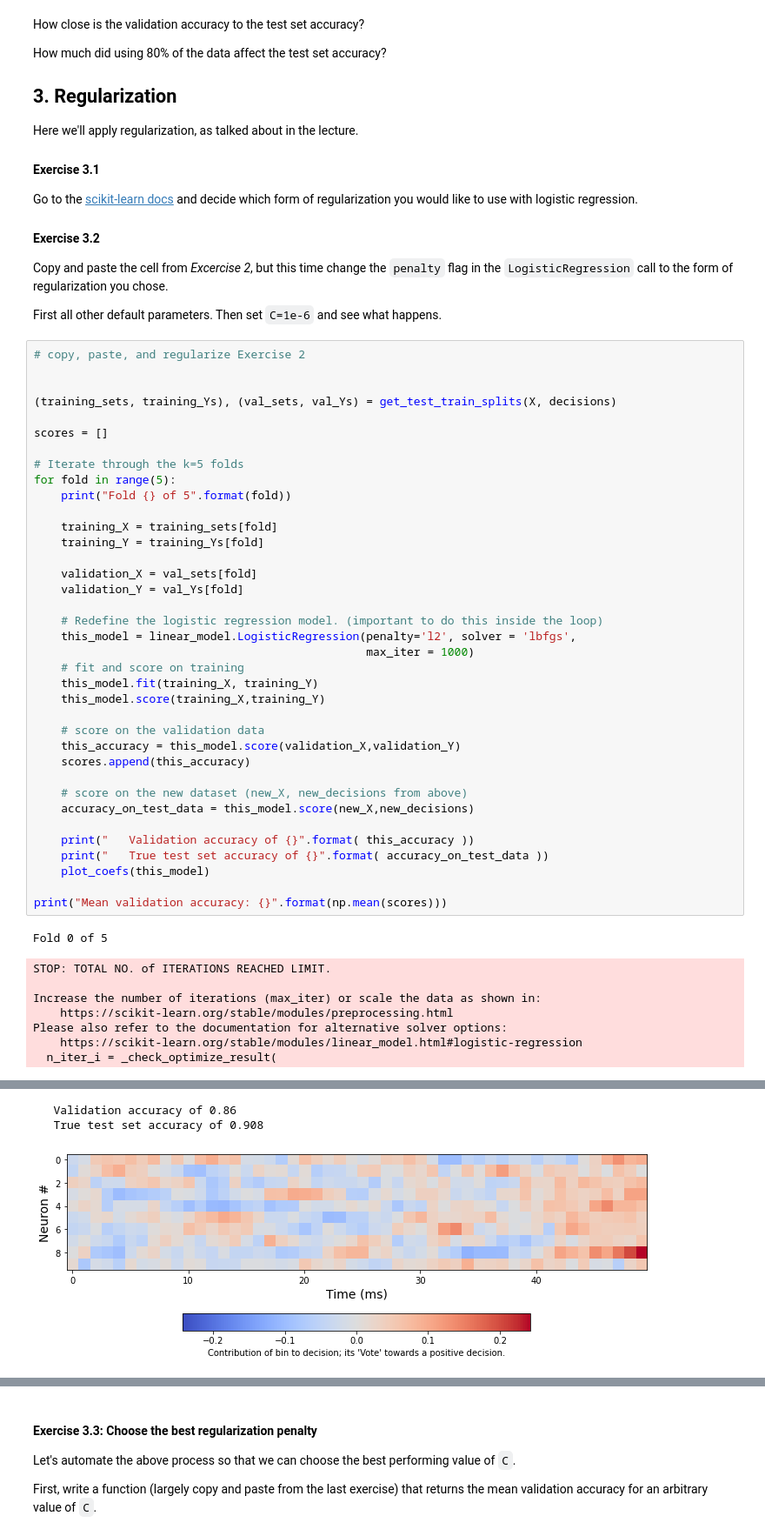
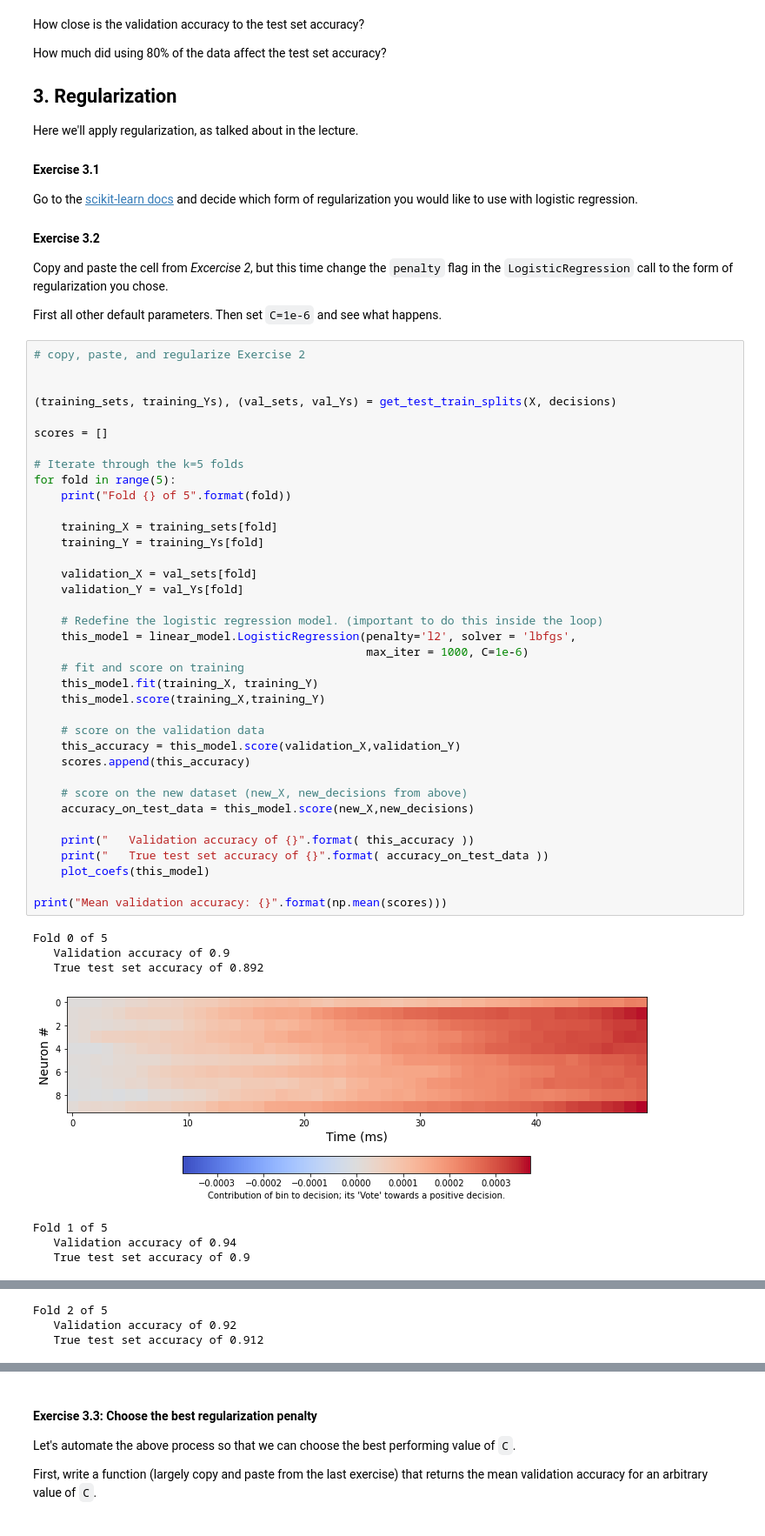
Before and after one commit to donw7/neural_activity_models_DNNs, a Jupyter notebook: central_concepts_in_ML_for_decoding.ipynb, the cells around one changed output, grey strips where cells are left out. Shown at 87% size. Drawn from its saved outputs; the diff is of its cells as text.

```diff
--- a/central_concepts_in_ML_for_decoding.ipynb
+++ b/central_concepts_in_ML_for_decoding.ipynb
@@ -334,38 +349,37 @@ scores = []
 # Iterate through the k=5 folds
 for fold in range(5):
     print("Fold {} of 5".format(fold))
 
     training_X = training_sets[fold]
     training_Y = training_Ys[fold]
 
     validation_X = val_sets[fold]
     validation_Y = val_Ys[fold]
 
     # Redefine the logistic regression model. (important to do this inside the loop)
     this_model = linear_model.LogisticRegression(penalty='l2', solver = 'lbfgs',
-                                                 max_iter = 1000)
+                                                 max_iter = 1000, C=1e-6)
     # fit and score on training
     this_model.fit(training_X, training_Y)
     this_model.score(training_X,training_Y)
 
     # score on the validation data
     this_accuracy = this_model.score(validation_X,validation_Y)
     scores.append(this_accuracy)
 
     # score on the new dataset (new_X, new_decisions from above)
     accuracy_on_test_data = this_model.score(new_X,new_decisions)
 
     print("   Validation accuracy of {}".format( this_accuracy ))
     print("   True test set accuracy of {}".format( accuracy_on_test_data ))
     plot_coefs(this_model)
 
 print("Mean validation accuracy: {}".format(np.mean(scores)))
 # %% [output]
 Fold 0 of 5
+   Validation accuracy of 0.9
+   True test set accuracy of 0.892
+[figure, new version]
-STOP: TOTAL NO. of ITERATIONS REACHED LIMIT.
-
-Increase the number of iterations (max_iter) or scale the data as shown in:
-    https://scikit-learn.org/stable/modules/preprocessing.html
-Please also refer to the documentation for alternative solver options:
-    https://scikit-learn.org/stable/modules/linear_model.html#logistic-regression
-  n_iter_i = _check_optimize_result(
+Fold 1 of 5
+   Validation accuracy of 0.94
+   True test set accuracy of 0.9
@@ -372,3 +387,3 @@ Please also refer to the documentation for alternative solver options:
-   Validation accuracy of 0.86
-   True test set accuracy of 0.908
+Fold 2 of 5
+   Validation accuracy of 0.92
+   True test set accuracy of 0.912
-[figure, old version]
```
Also changed, not shown: parts of 18 cells of this notebook.
